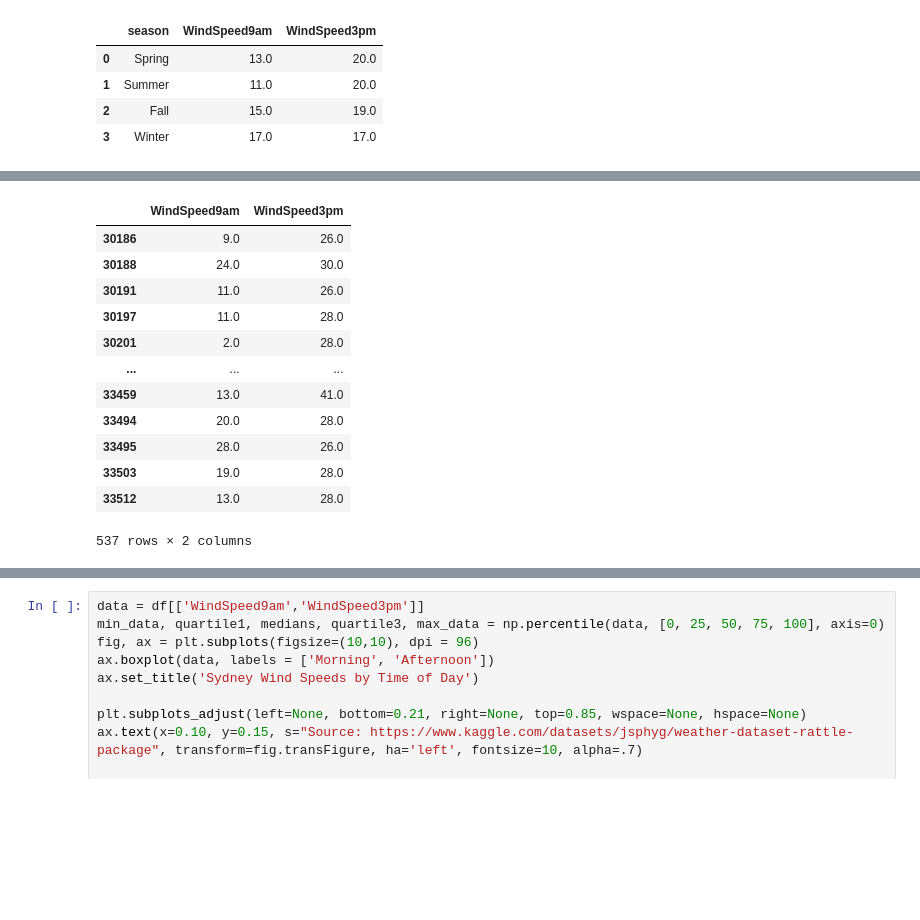
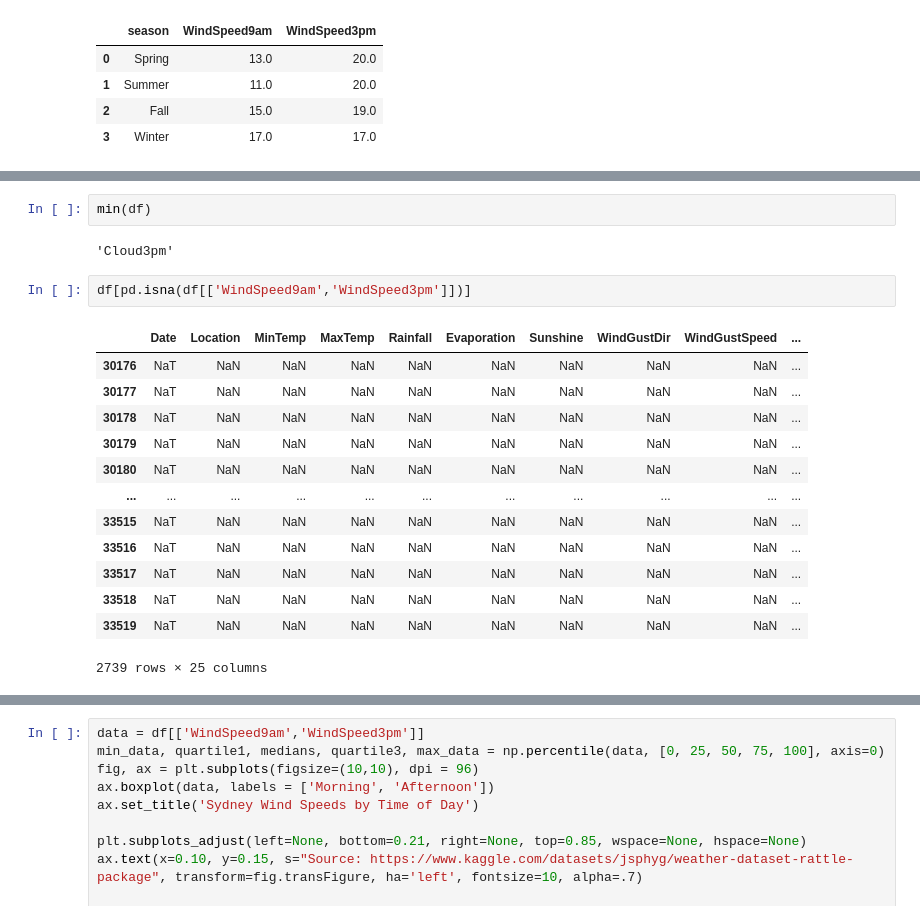
Before and after one commit to M-Harms/Data-Visualization, a Jupyter notebook: sydney_weather.ipynb, the cells around one changed output, grey strips where cells are left out. Cells and saved outputs as stored; diff of their text form; blank space fills up the shorter version.

```diff
--- a/sydney_weather.ipynb
+++ b/sydney_weather.ipynb
@@ -161,18 +217,23 @@ plt.show()
+# %%
+min(df)
+# %% [output]
+'Cloud3pm'
 # %%
+df[pd.isna(df[['WindSpeed9am','WindSpeed3pm']])]
 # %% [output]
-|  | WindSpeed9am | WindSpeed3pm |
-| 30186 | 9.0 | 26.0 |
-| 30188 | 24.0 | 30.0 |
-| 30191 | 11.0 | 26.0 |
-| 30197 | 11.0 | 28.0 |
-| 30201 | 2.0 | 28.0 |
-| ... | ... | ... |
-| 33459 | 13.0 | 41.0 |
-| 33494 | 20.0 | 28.0 |
-| 33495 | 28.0 | 26.0 |
-| 33503 | 19.0 | 28.0 |
-| 33512 | 13.0 | 28.0 |
+|  | Date | Location | MinTemp | MaxTemp | Rainfall | Evaporation | Sunshine | WindGustDir | WindGustSpeed | ... |
+| 30176 | NaT | NaN | NaN | NaN | NaN | NaN | NaN | NaN | NaN | ... |
+| 30177 | NaT | NaN | NaN | NaN | NaN | NaN | NaN | NaN | NaN | ... |
+| 30178 | NaT | NaN | NaN | NaN | NaN | NaN | NaN | NaN | NaN | ... |
+| 30179 | NaT | NaN | NaN | NaN | NaN | NaN | NaN | NaN | NaN | ... |
+| 30180 | NaT | NaN | NaN | NaN | NaN | NaN | NaN | NaN | NaN | ... |
+| ... | ... | ... | ... | ... | ... | ... | ... | ... | ... | ... |
+| 33515 | NaT | NaN | NaN | NaN | NaN | NaN | NaN | NaN | NaN | ... |
+| 33516 | NaT | NaN | NaN | NaN | NaN | NaN | NaN | NaN | NaN | ... |
+| 33517 | NaT | NaN | NaN | NaN | NaN | NaN | NaN | NaN | NaN | ... |
+| 33518 | NaT | NaN | NaN | NaN | NaN | NaN | NaN | NaN | NaN | ... |
+| 33519 | NaT | NaN | NaN | NaN | NaN | NaN | NaN | NaN | NaN | ... |
-537 rows × 2 columns
+2739 rows × 25 columns
 # %%
 data = df[['WindSpeed9am','WindSpeed3pm']]
 min_data, quartile1, medians, quartile3, max_data = np.percentile(data, [0, 25, 50, 75, 100], axis=0)
```
Also changed, not shown: parts of 13 cells of this notebook, 6 other files.
